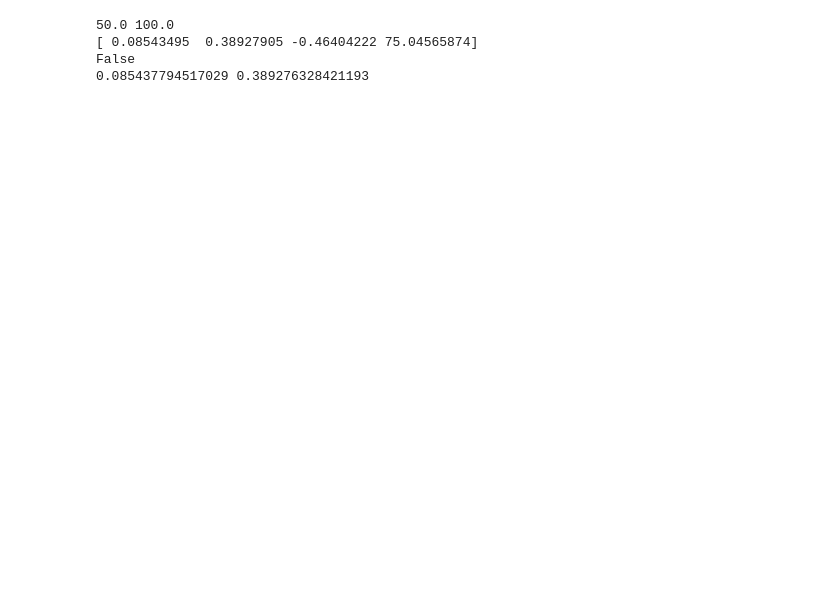
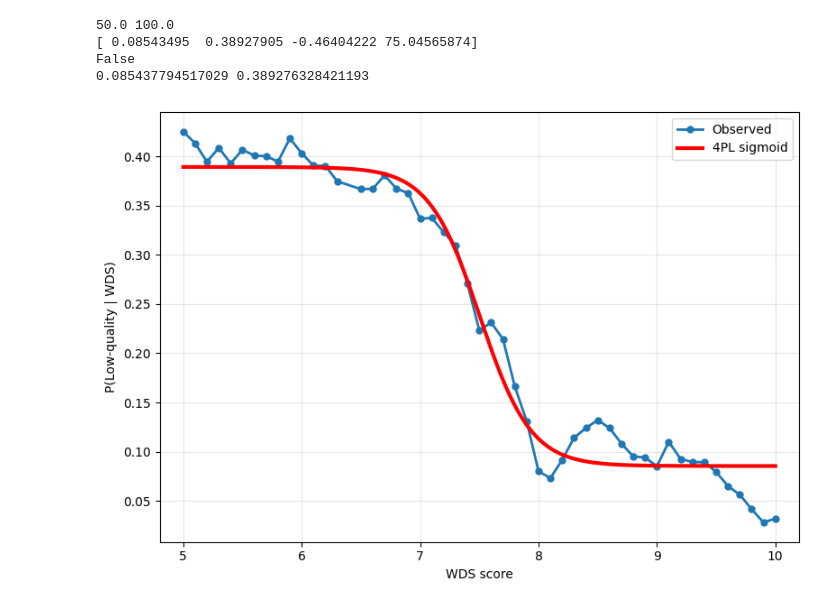
Before and after one commit to alrazz-n/persian_registers, a Jupyter notebook: Ham_Spam/Plots/Dist-hist.ipynb, the cells around one changed output. Cells and saved outputs as stored; diff of their text form; code cells hidden in the pictures; blank space fills up the shorter version.

```diff
--- a/Ham_Spam/Plots/Dist-hist.ipynb
+++ b/Ham_Spam/Plots/Dist-hist.ipynb
@@ -1698,3 +1761,45 @@ fig.show()
 # %%
 import kaleido
 fig.write_image("wds_score_vs_score_bin_sigmoig_4pl_X_scaled.png", scale=3)
+# %%
+#With matplotlib for paper
+import matplotlib.pyplot as plt
+import numpy as np
+
+# Smooth curve
+xfit = np.linspace(x.min(), x.max(), 500)
+yfit_4pl = four_pl(xfit, *params)
+
+plt.figure(figsize=(8, 5.5))
+
+# Observed
+plt.plot(
+    x / 10,
+    y,
+    "-o",
+    label="Observed",
+    linewidth=2,
+    markersize=5,
+)
+
+# 4PL fit
+plt.plot(
+    xfit / 10,
+    yfit_4pl,
+    color="red",
+    label="4PL sigmoid",
+    linewidth=3,
+)
+
+# Match Plotly layout
+plt.xlim(4.8, 10.2)
+plt.xticks(np.arange(5, 11, 1))
+plt.xlabel("WDS score")
+plt.ylabel("P(Low-quality | WDS)")
+plt.legend()
+plt.grid(True, alpha=0.3)
+
+plt.tight_layout()
+plt.show()
+# %% [output]
+[figure, added]
```
Also changed, not shown: parts of 5 cells of this notebook, 4 other files.
